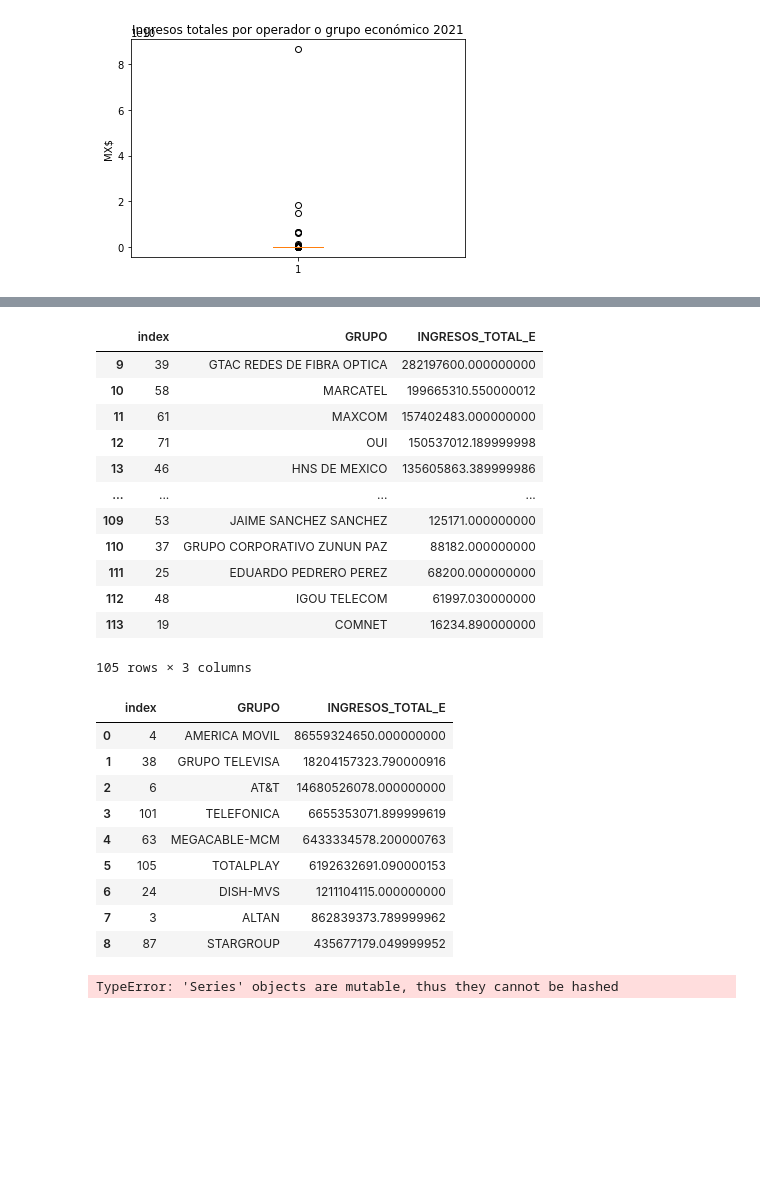
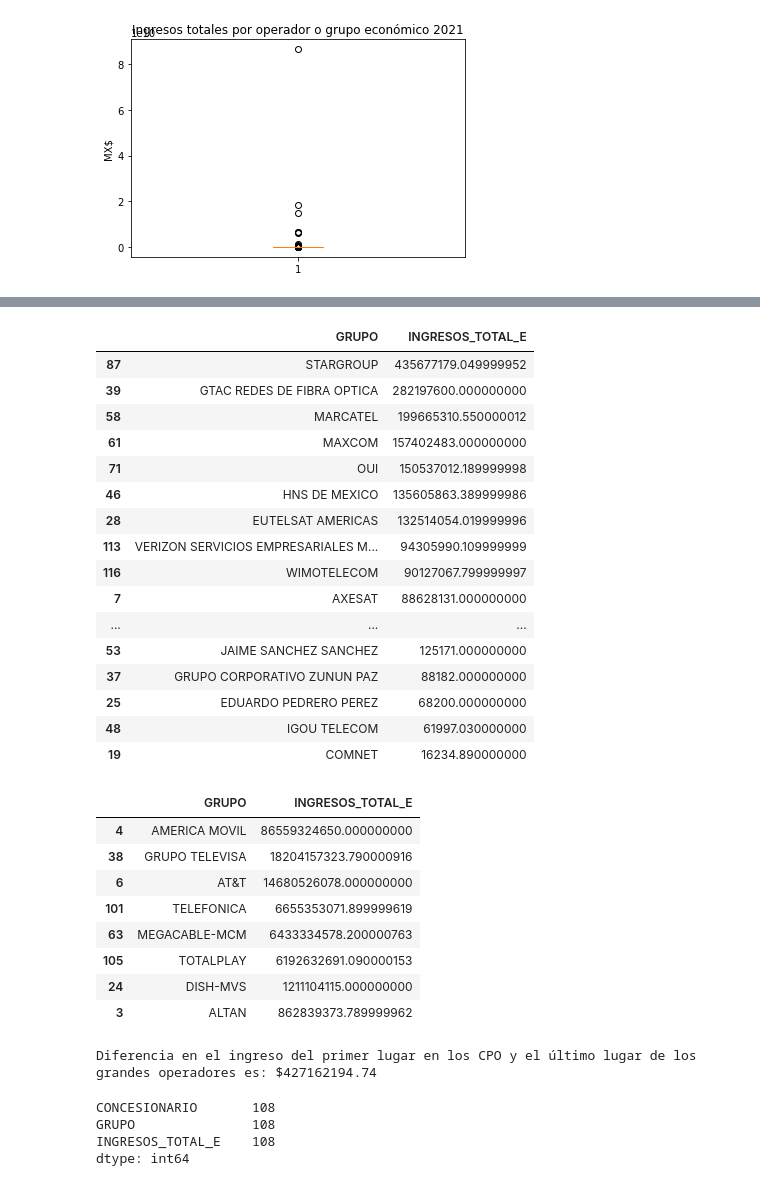
Before and after one commit to RodGuarneros/BiasAnalysis, a Jupyter notebook: selección_CPO_Ingresos2021.ipynb, the cells around one changed output, grey strips where cells are left out. Cells and saved outputs as stored; diff of their text form; code cells hidden in the pictures; blank space fills up the shorter version.

```diff
--- a/selección_CPO_Ingresos2021.ipynb
+++ b/selección_CPO_Ingresos2021.ipynb
@@ -313,37 +328,58 @@ Los ingresos extremadamente grandes son aquellos que son mayores o iguales a $ 3
 # %%
 # de la lista de operadores que tienen un ingreso menor al upper bound son:
-
+pd.set_option('display.max_rows', None)
 # Los que quedan dentro del CPO
-ingresos_agrupados_transformables[ingresos_agrupados_transformables['INGRESOS_TOTAL_E']<=323700046.14337325].sort_values(by=['INGRESOS_TOTAL_E'], ascending=False)
+grupos_seleccionados = ingresos_agrupados_transformables[ingresos_agrupados_transformables['INGRESOS_TOTAL_E']<=636111708.5629226].sort_values(by=['INGRESOS_TOTAL_E'], ascending=False)
+grupos_seleccionados
 # %% [output]
-|  | index | GRUPO | INGRESOS_TOTAL_E |
-| 9 | 39 | GTAC REDES DE FIBRA OPTICA | 282197600.000000000 |
-| 10 | 58 | MARCATEL | 199665310.550000012 |
-| 11 | 61 | MAXCOM | 157402483.000000000 |
-| 12 | 71 | OUI | 150537012.189999998 |
-| 13 | 46 | HNS DE MEXICO | 135605863.389999986 |
-| ... | ... | ... | ... |
-| 109 | 53 | JAIME SANCHEZ SANCHEZ | 125171.000000000 |
-| 110 | 37 | GRUPO CORPORATIVO ZUNUN PAZ | 88182.000000000 |
-| 111 | 25 | EDUARDO PEDRERO PEREZ | 68200.000000000 |
-| 112 | 48 | IGOU TELECOM | 61997.030000000 |
-| 113 | 19 | COMNET | 16234.890000000 |
+|  | GRUPO | INGRESOS_TOTAL_E |
+| 87 | STARGROUP | 435677179.049999952 |
+| 39 | GTAC REDES DE FIBRA OPTICA | 282197600.000000000 |
+| 58 | MARCATEL | 199665310.550000012 |
+| 61 | MAXCOM | 157402483.000000000 |
+| 71 | OUI | 150537012.189999998 |
+| 46 | HNS DE MEXICO | 135605863.389999986 |
+| 28 | EUTELSAT AMERICAS | 132514054.019999996 |
+| 113 | VERIZON SERVICIOS EMPRESARIALES M... | 94305990.109999999 |
+| 116 | WIMOTELECOM | 90127067.799999997 |
+| 7 | AXESAT | 88628131.000000000 |
+| ... | ... | ... |
+| 53 | JAIME SANCHEZ SANCHEZ | 125171.000000000 |
+| 37 | GRUPO CORPORATIVO ZUNUN PAZ | 88182.000000000 |
+| 25 | EDUARDO PEDRERO PEREZ | 68200.000000000 |
+| 48 | IGOU TELECOM | 61997.030000000 |
+| 19 | COMNET | 16234.890000000 |
-105 rows × 3 columns
 # %%
-ingresos_agrupados_transformables[ingresos_agrupados_transformables['INGRESOS_TOTAL_E']>323700046.14337325].sort_values(by=['INGRESOS_TOTAL_E'], ascending=False)
+no_cumplen_criterio = ingresos_agrupados_transformables[ingresos_agrupados_transformables['INGRESOS_TOTAL_E']>636111708.5629226].sort_values(by=['INGRESOS_TOTAL_E'], ascending=False)
+no_cumplen_criterio
 # %% [output]
-|  | index | GRUPO | INGRESOS_TOTAL_E |
-| 0 | 4 | AMERICA MOVIL | 86559324650.000000000 |
-| 1 | 38 | GRUPO TELEVISA | 18204157323.790000916 |
-| 2 | 6 | AT&T | 14680526078.000000000 |
-| 3 | 101 | TELEFONICA | 6655353071.899999619 |
-| 4 | 63 | MEGACABLE-MCM | 6433334578.200000763 |
-| 5 | 105 | TOTALPLAY | 6192632691.090000153 |
-| 6 | 24 | DISH-MVS | 1211104115.000000000 |
-| 7 | 3 | ALTAN | 862839373.789999962 |
-| 8 | 87 | STARGROUP | 435677179.049999952 |
+|  | GRUPO | INGRESOS_TOTAL_E |
+| 4 | AMERICA MOVIL | 86559324650.000000000 |
+| 38 | GRUPO TELEVISA | 18204157323.790000916 |
+| 6 | AT&T | 14680526078.000000000 |
+| 101 | TELEFONICA | 6655353071.899999619 |
+| 63 | MEGACABLE-MCM | 6433334578.200000763 |
+| 105 | TOTALPLAY | 6192632691.090000153 |
+| 24 | DISH-MVS | 1211104115.000000000 |
+| 3 | ALTAN | 862839373.789999962 |
+# %%
+# La diferencia de ingresos entre el último lugar del grupo rechazado y el primero en el grupo de pequeños operadores
+print(f'Diferencia en el ingreso del primer lugar en los CPO y el último lugar de los grandes operadores es: ${862839373.789999962-435677179.049999952}')
+# %% [output]
+Diferencia en el ingreso del primer lugar en los CPO y el último lugar de los grandes operadores es: $427162194.74
 # %%
-# ¿Qué compañías son?
-ingresos_por_grupo[ingresos_por_grupo['GRUPO'] in ingresos_agrupados_transformables['GRUPO']]
+# ¿Qué compañías son las que cumplen criterio?
+
+nombre_grupos = grupos_seleccionados['GRUPO']
+nombre_grupos
+
+cumplen_criterio = ingresos_por_grupo[ingresos_por_grupo['GRUPO'].isin(nombre_grupos)].sort_values(by='INGRESOS_TOTAL_E', ascending=False, na_position='first')
+
+cumplen_criterio.to_excel('cumplen_criterio2.xlsx')
+
+cumplen_criterio.count()
 # %% [output]
-TypeError: 'Series' objects are mutable, thus they cannot be hashed
+CONCESIONARIO       108
+GRUPO               108
+INGRESOS_TOTAL_E    108
+dtype: int64
```
Also changed, not shown: parts of 15 cells of this notebook.
